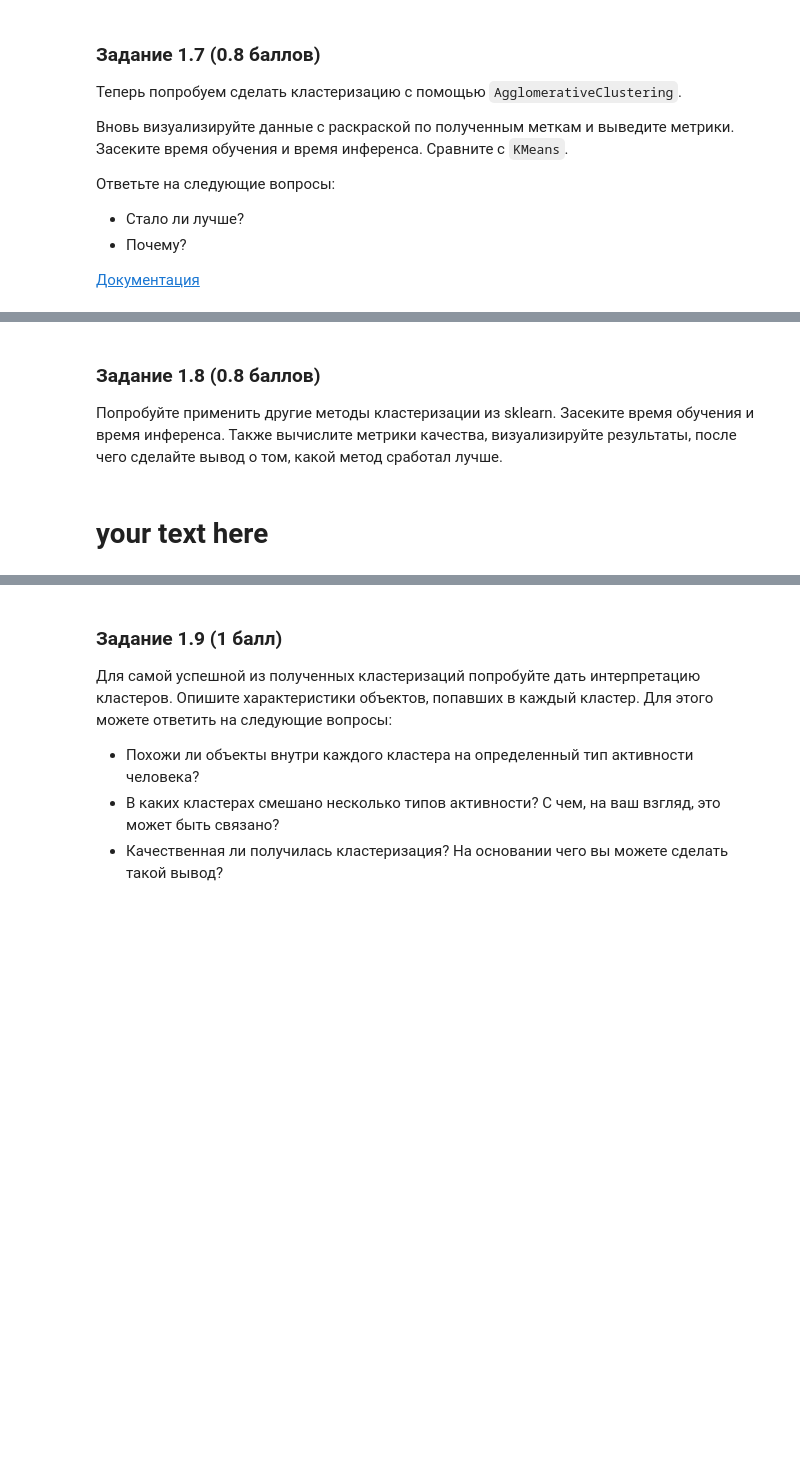
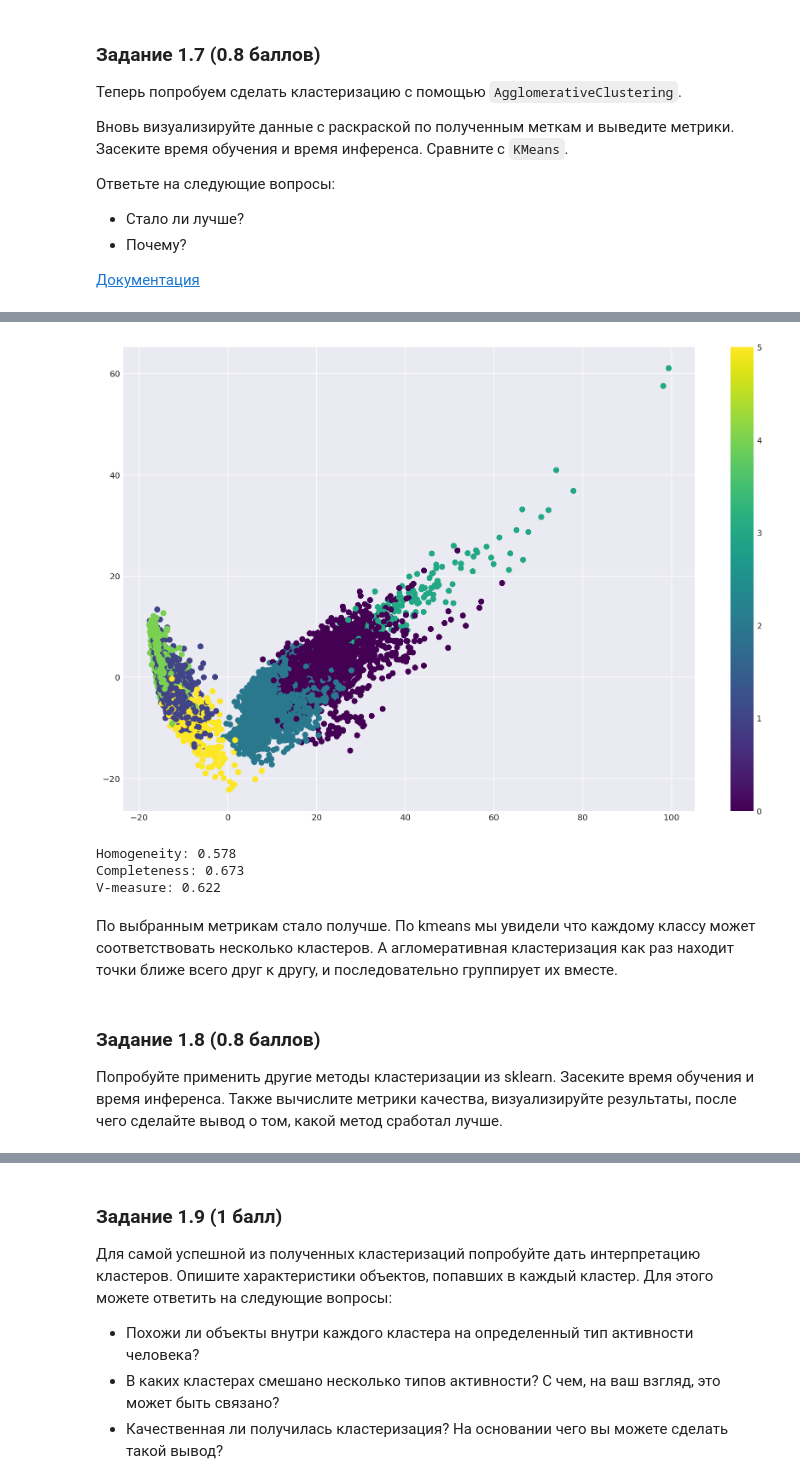
Before and after one commit to Kulikov17/MLDS_ML, a Jupyter notebook: HW4/clustering.ipynb, the cells around one changed output, grey strips where cells are left out. Drawn from its saved outputs; the diff is of its cells as text; code cells hidden in the pictures; blank space fills up the shorter version.

```diff
--- a/HW4/clustering.ipynb
+++ b/HW4/clustering.ipynb
@@ -167,3 +207,19 @@ NameError: ignored
+# %%
+plt.figure(figsize=(15,10))
+plt.scatter(X_pca[...,0], X_pca[...,1], c=ag_pred, cmap='viridis');
+plt.colorbar();
+# %% [output]
+[figure, added]
+# %%
+print("Homogeneity: %0.3f" % metrics.homogeneity_score(y, ag_pred))
+print("Completeness: %0.3f" % metrics.completeness_score(y, ag_pred))
+print("V-measure: %0.3f" % metrics.v_measure_score(y, ag_pred))
+# %% [output]
+Homogeneity: 0.578
+Completeness: 0.673
+V-measure: 0.622
+# %% [markdown]
+По выбранным метрикам стало получше. По kmeans мы увидели что каждому классу может соответствовать несколько кластеров. А агломеративная кластеризация как раз находит точки ближе всего друг к другу, и последовательно группирует их вместе.
 # %% [markdown]
 ### Задание 1.8 (0.8 баллов)
 
@@ -173,2 +226,0 @@ NameError: ignored
-# %% [markdown]
-# your text here
```
Also changed, not shown: parts of 35 cells of this notebook.
